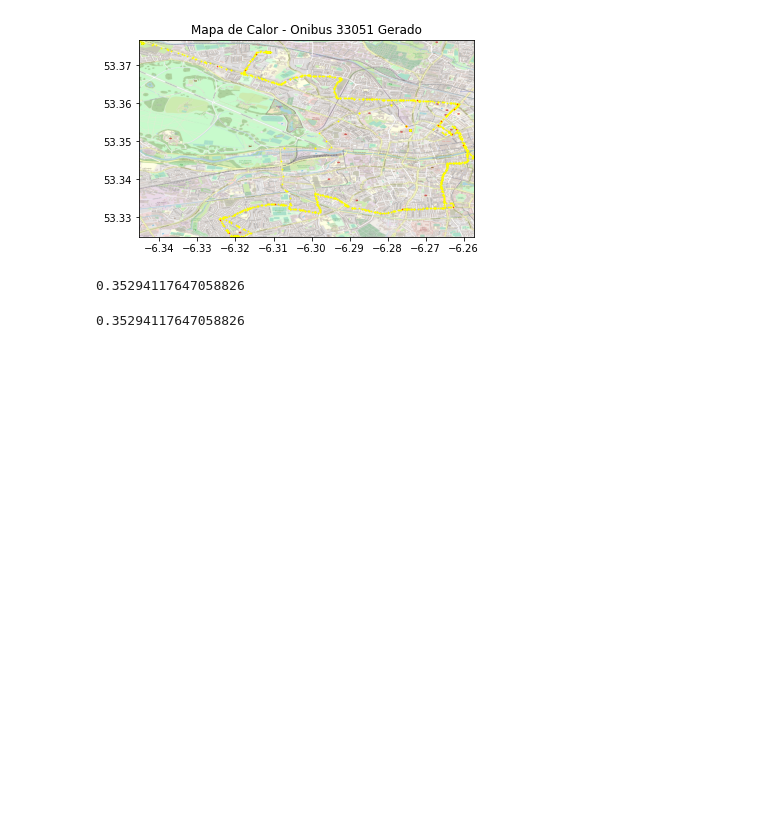
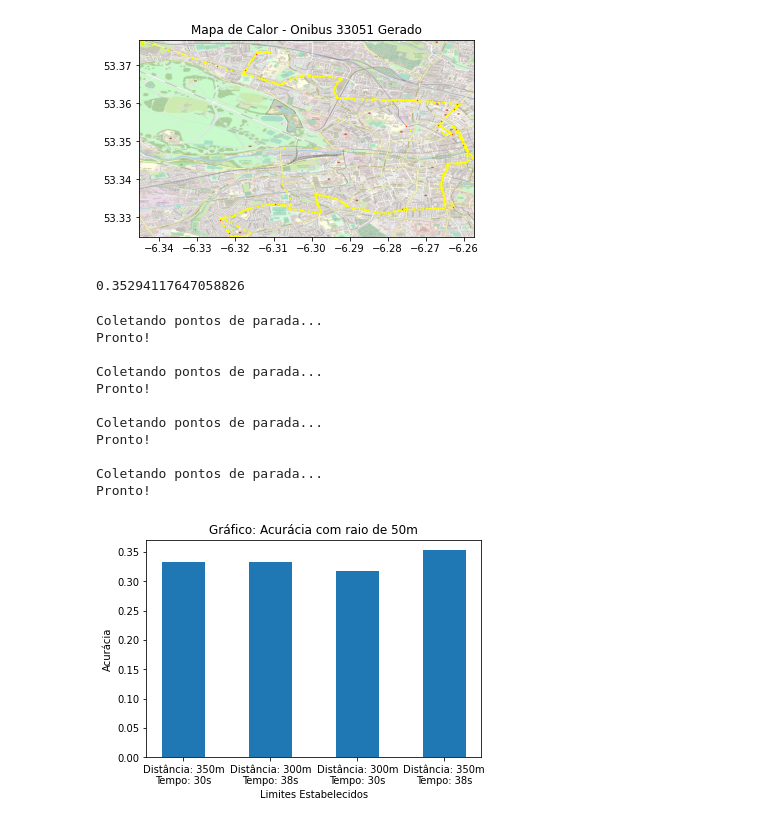
Before and after one commit to TulioNPL/Pesquisa, a Jupyter notebook: jupyter/main.ipynb, the cells around one changed output. Saved outputs shown, nothing was run; the diff lists cells and outputs as text; code cells hidden in the pictures; blank space fills up the shorter version.

Commit message:
Add: Barplot with the accuracy of each combination of limits

```diff
--- a/jupyter/main.ipynb
+++ b/jupyter/main.ipynb
@@ -343,8 +343,7 @@ mapaOnibus()
 # %% [output]
 [figure]
 # %%
-def calcAcuracia():
-    radius = 50
+def calcAcuracia(radius):
 
     # Opening the CSV data and dropping columns that are not used
     df = pd.read_csv(path+"/data/siri.20130101.csv")
@@ -377,14 +376,69 @@ def calcAcuracia():
 
     total = acertos+erros
     acuracia = float(acertos)/float(total)
-    print(acuracia)
 
     return acuracia
 
-calcAcuracia()
+calcAcuracia(50)
 # %% [output]
 0.35294117647058826
-0.35294117647058826
+# %%
+def acuraciaGeral():
+    global limitDist
+    global limitTempo
+    radius = 50
+    ac = []
+    limitDist = 350
+    limitTempo = timedelta(seconds=30)
+    stayPoint_Detection()
+
+    ac.append(calcAcuracia(radius))
+
+    limitDist = 300
+    limitTempo = timedelta(seconds=38)
+    stayPoint_Detection()
+
+    ac.append(calcAcuracia(radius))
+
+    limitDist = 300
+    limitTempo = timedelta(seconds=30)
+    stayPoint_Detection()
+
+    ac.append(calcAcuracia(radius))
+
+    limitDist = 350
+    limitTempo = timedelta(seconds=38)
+    stayPoint_Detection()
+
+    ac.append(calcAcuracia(radius))
+
+    fig, ax = plt.subplots()
+    labels = ["Distância: 350m\nTempo: 30s","Distância: 300m\nTempo: 38s","Distância: 300m\nTempo: 30s","Distância: 350m\nTempo: 38s"]
+    # Creating plot
+    ax.bar(x=[1,2,3,4],height=ac,width=0.5,tick_label=labels)
+    ax.set_title("Gráfico: Acurácia com raio de 50m")
+    ax.set_ylabel("Acurácia(%)")
+    ax.set_xlabel("Limites Estabelecidos")
+    # ax.set_xticklabels(["Distância: 25m\nTempo: 15s","Distância: 25m\nTempo: 18s","Distância: 50m\nTempo: 15s","Distância: 50m\nTempo: 18s"],fontdict={"fontsize":7})
+    # ax.set_xticklabels(["Distância: 350m\nTempo: 30s","Distância: 300m\nTempo: 38s","Distância: 300m\nTempo: 30s","Distância: 350m\nTempo: 38s"],fontdict={"fontsize":7})
+
+    plt.savefig(path+'/img/acuracia_Dublin.png', dpi=150, transparent=False, facecolor='white')
+    plt.show()
+
+acuraciaGeral()
+# %% [output]
+Coletando pontos de parada...
+Pronto!
+
+Coletando pontos de parada...
+Pronto!
+
+Coletando pontos de parada...
+Pronto!
+
+Coletando pontos de parada...
+Pronto!
+[figure, added]
 # %%
 def boxplot():
 
```
Also changed, not shown: 1 other file.
